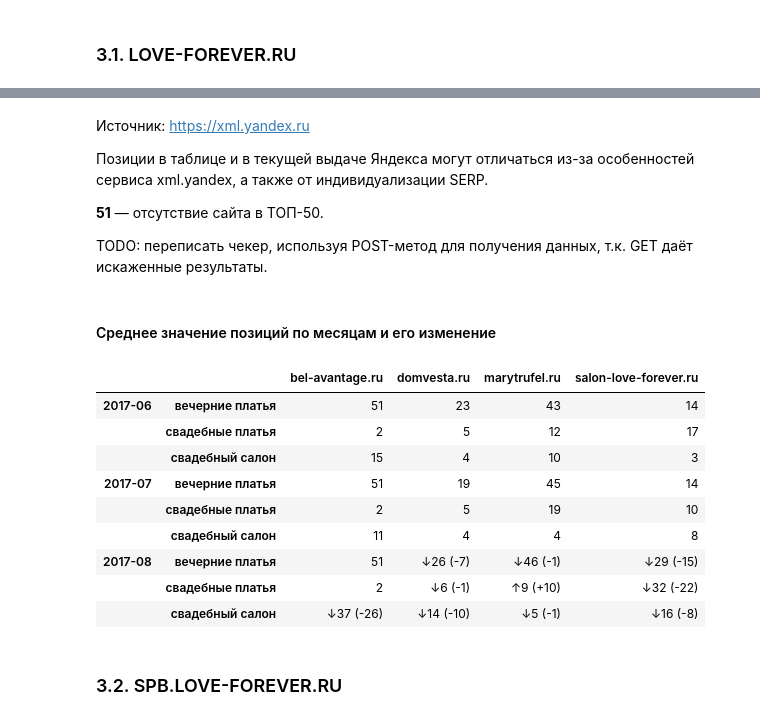
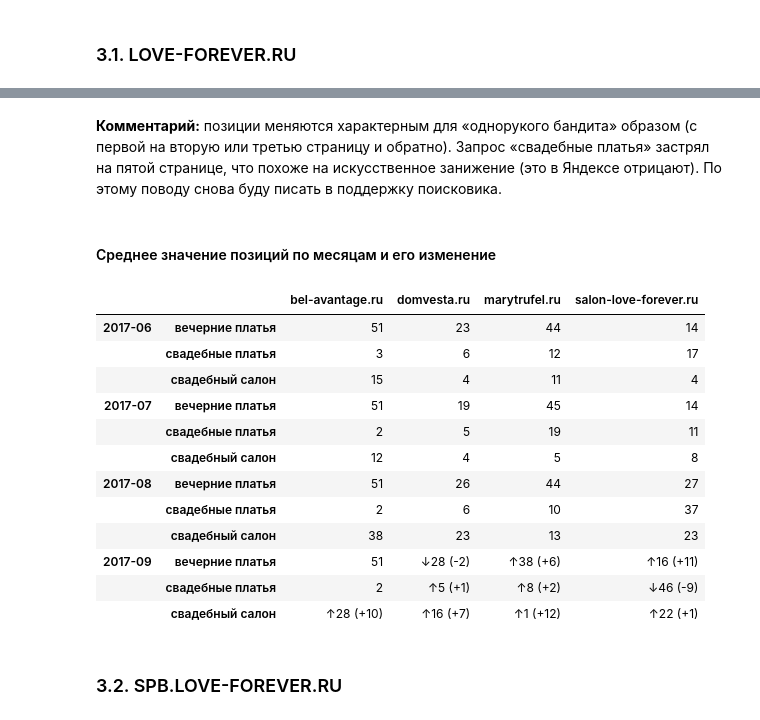
Before and after one commit to salon-love-forever/reports, a Jupyter notebook: salon-love-forever.ru.ipynb, the cells around one changed output, grey strips where cells are left out. Cells and saved outputs as stored; diff of their text form; code cells hidden in the pictures.

```diff
--- a/salon-love-forever.ru.ipynb
+++ b/salon-love-forever.ru.ipynb
@@ -189,26 +190,23 @@ change_positions(positions.loc[(slice('2017-07','2017-08'), All), All])
-# %% [markdown]
-Источник: https://xml.yandex.ru
-
-Позиции в таблице и в текущей выдаче Яндекса могут отличаться из-за особенностей сервиса xml.yandex, а также от индивидуализации SERP.
-
-**51** — отсутствие сайта в ТОП-50.
-
-TODO: переписать чекер, используя POST-метод для получения данных, т.к. GET даёт искаженные результаты.
+# %% [markdown]
+**Комментарий:** позиции меняются характерным для «однорукого бандита» образом (с первой на вторую или третью страницу и обратно). Запрос «свадебные платья» застрял на пятой странице, что похоже на искусственное занижение (это в Яндексе отрицают). По этому поводу снова буду писать в поддержку поисковика.
 # %% [markdown]
 #### Среднее значение позиций по месяцам и его изменение
 # %%
-change_positions(positions.unstack().resample('M', kind='period').mean().stack().astype(int))
+change_positions(positions.unstack().resample('M', kind='period').mean().applymap(lambda x: round(x)).stack())
 # %% [output]
 |  |  | bel-avantage.ru | domvesta.ru | marytrufel.ru | salon-love-forever.ru |
-| 2017-06 | вечерние платья | 51 | 23 | 43 | 14 |
-|  | свадебные платья | 2 | 5 | 12 | 17 |
-|  | свадебный салон | 15 | 4 | 10 | 3 |
+| 2017-06 | вечерние платья | 51 | 23 | 44 | 14 |
+|  | свадебные платья | 3 | 6 | 12 | 17 |
+|  | свадебный салон | 15 | 4 | 11 | 4 |
 | 2017-07 | вечерние платья | 51 | 19 | 45 | 14 |
-|  | свадебные платья | 2 | 5 | 19 | 10 |
-|  | свадебный салон | 11 | 4 | 4 | 8 |
-| 2017-08 | вечерние платья | 51 | ↓26 (-7) | ↓46 (-1) | ↓29 (-15) |
-|  | свадебные платья | 2 | ↓6 (-1) | ↑9 (+10) | ↓32 (-22) |
-|  | свадебный салон | ↓37 (-26) | ↓14 (-10) | ↓5 (-1) | ↓16 (-8) |
+|  | свадебные платья | 2 | 5 | 19 | 11 |
+|  | свадебный салон | 12 | 4 | 5 | 8 |
+| 2017-08 | вечерние платья | 51 | 26 | 44 | 27 |
+|  | свадебные платья | 2 | 6 | 10 | 37 |
+|  | свадебный салон | 38 | 23 | 13 | 23 |
+| 2017-09 | вечерние платья | 51 | ↓28 (-2) | ↑38 (+6) | ↑16 (+11) |
+|  | свадебные платья | 2 | ↑5 (+1) | ↑8 (+2) | ↓46 (-9) |
+|  | свадебный салон | ↑28 (+10) | ↑16 (+7) | ↑1 (+12) | ↑22 (+1) |
 # %% [markdown]
 ### 3.2. SPB.LOVE-FOREVER.RU
 # %%
```
Also changed, not shown: parts of 21 cells of this notebook.
